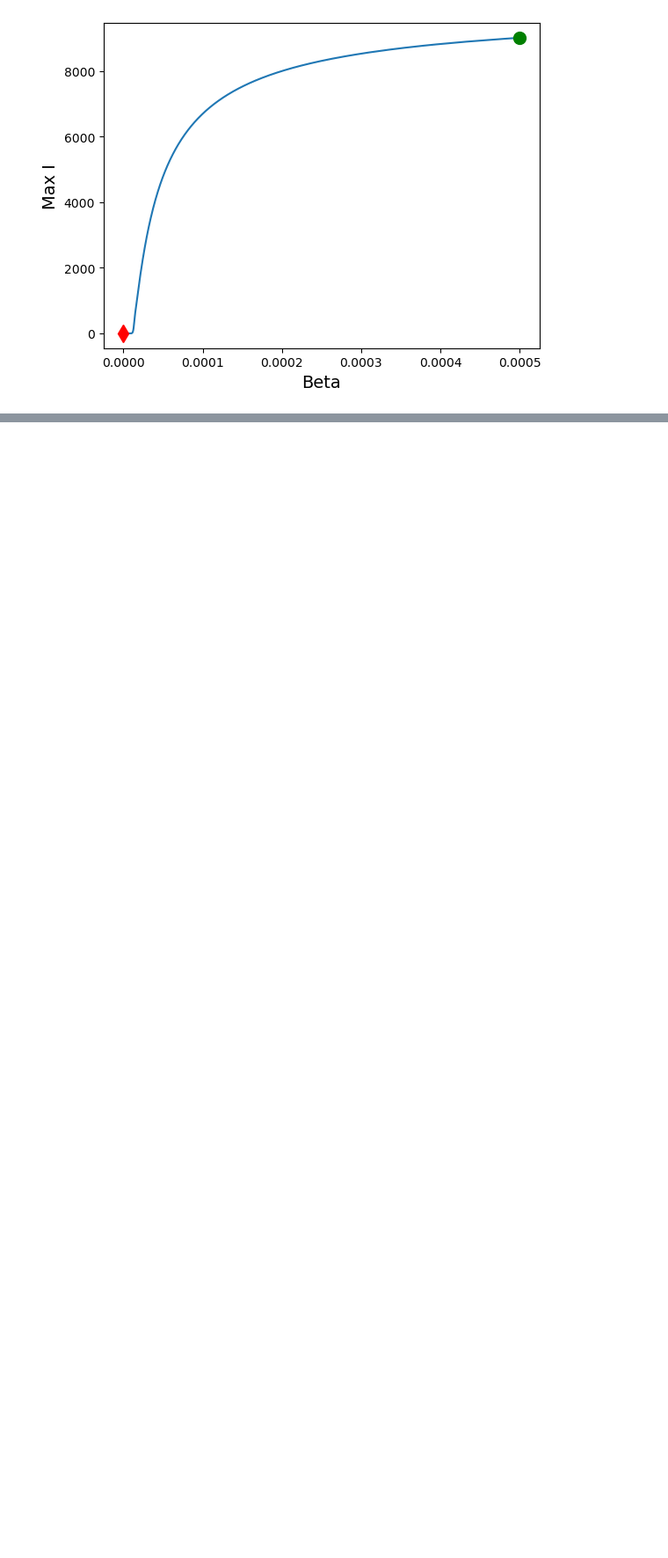
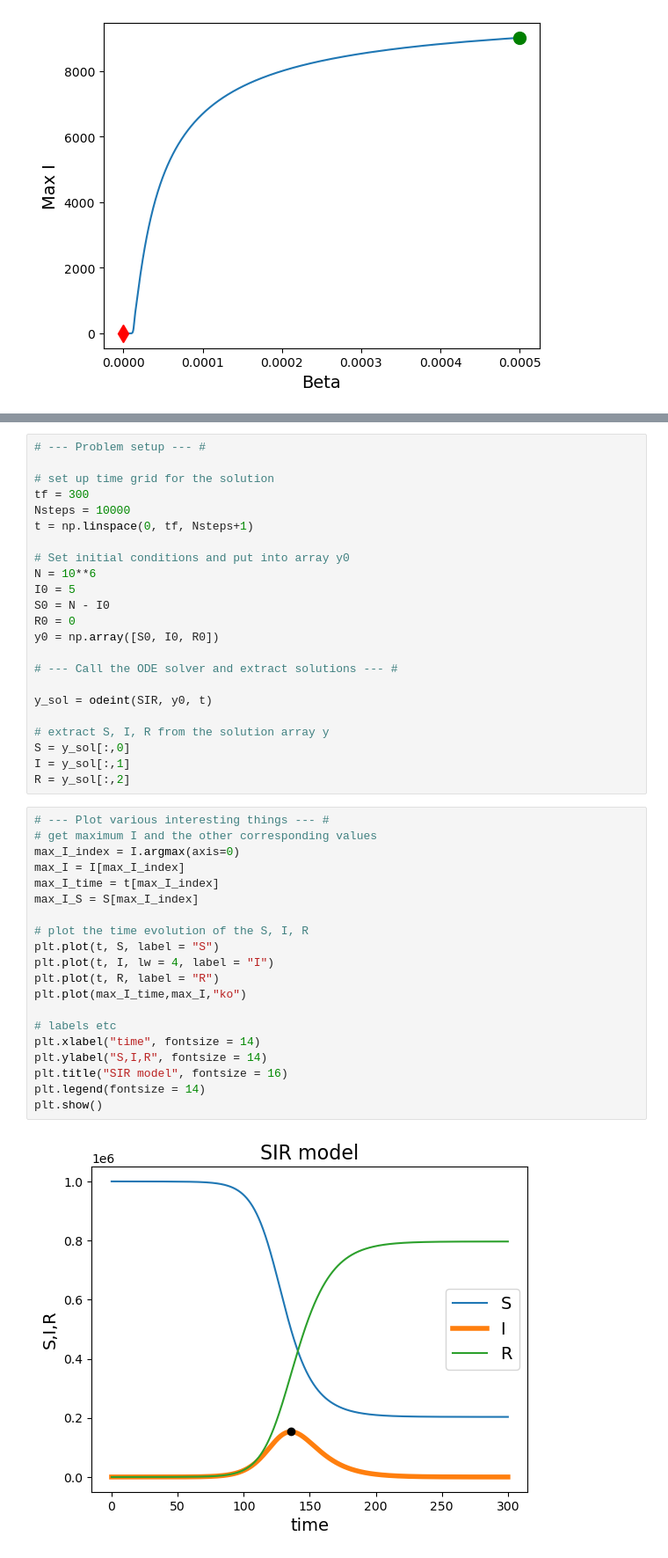
Before and after one commit to 17reid/MA124_epidemiology, a Jupyter notebook: Epidemiology_1_Code.ipynb, the cells around one changed output, grey strips where cells are left out. Shown: that part at 88% size. Drawn from its saved outputs; the diff is of its cells as text; blank space fills up the shorter version.

```diff
--- a/Epidemiology_1_Code.ipynb
+++ b/Epidemiology_1_Code.ipynb
@@ -224,0 +323,45 @@ plt.show()
+# %%
+# --- Problem setup --- #
+
+# set up time grid for the solution
+tf = 300
+Nsteps = 10000
+t = np.linspace(0, tf, Nsteps+1)
+
+# Set initial conditions and put into array y0
+N = 10**6
+I0 = 5
+S0 = N - I0
+R0 = 0
+y0 = np.array([S0, I0, R0])
+
+# --- Call the ODE solver and extract solutions --- #
+
+y_sol = odeint(SIR, y0, t)
+
+# extract S, I, R from the solution array y
+S = y_sol[:,0]
+I = y_sol[:,1]
+R = y_sol[:,2]
+# %%
+# --- Plot various interesting things --- #
+# get maximum I and the other corresponding values
+max_I_index = I.argmax(axis=0)
+max_I = I[max_I_index]
+max_I_time = t[max_I_index]
+max_I_S = S[max_I_index]
+
+# plot the time evolution of the S, I, R
+plt.plot(t, S, label = "S")
+plt.plot(t, I, lw = 4, label = "I")
+plt.plot(t, R, label = "R")
+plt.plot(max_I_time,max_I,"ko")
+
+# labels etc
+plt.xlabel("time", fontsize = 14)
+plt.ylabel("S,I,R", fontsize = 14)
+plt.title("SIR model", fontsize = 16)
+plt.legend(fontsize = 14)
+plt.show()
+# %% [output]
+[figure, added]
```
Also changed, not shown: parts of 13 cells of this notebook, 1 other file.
